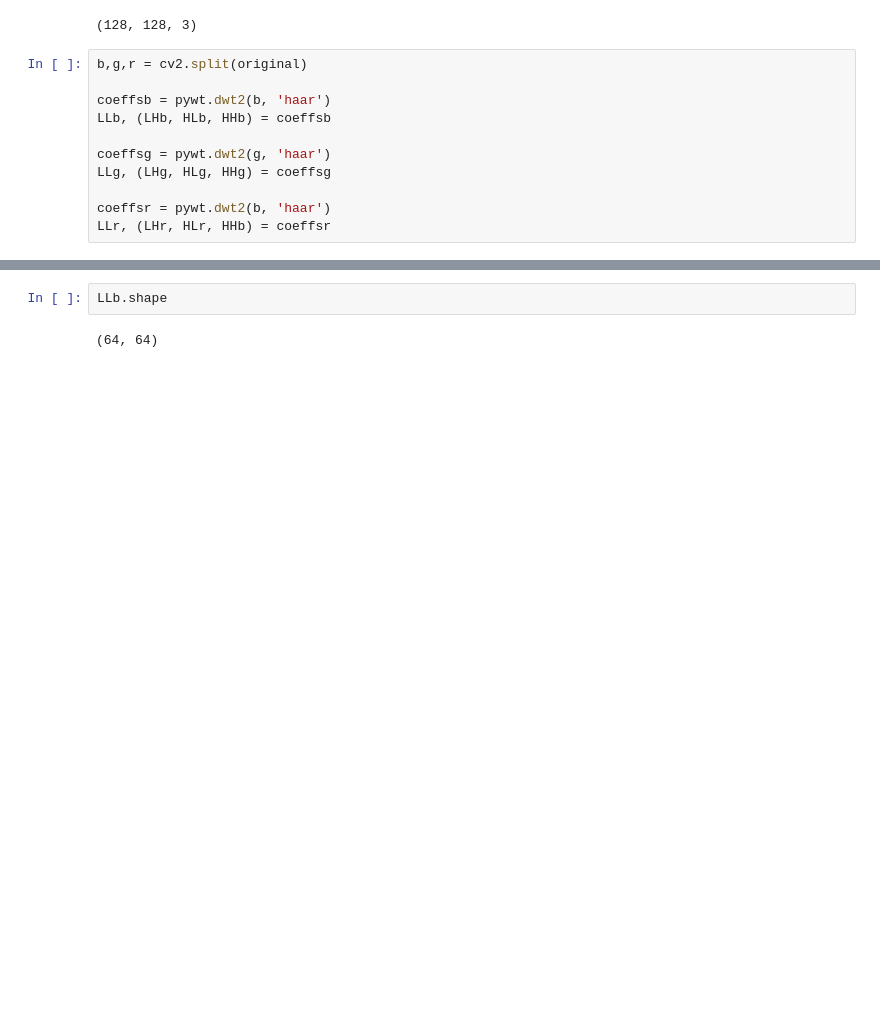
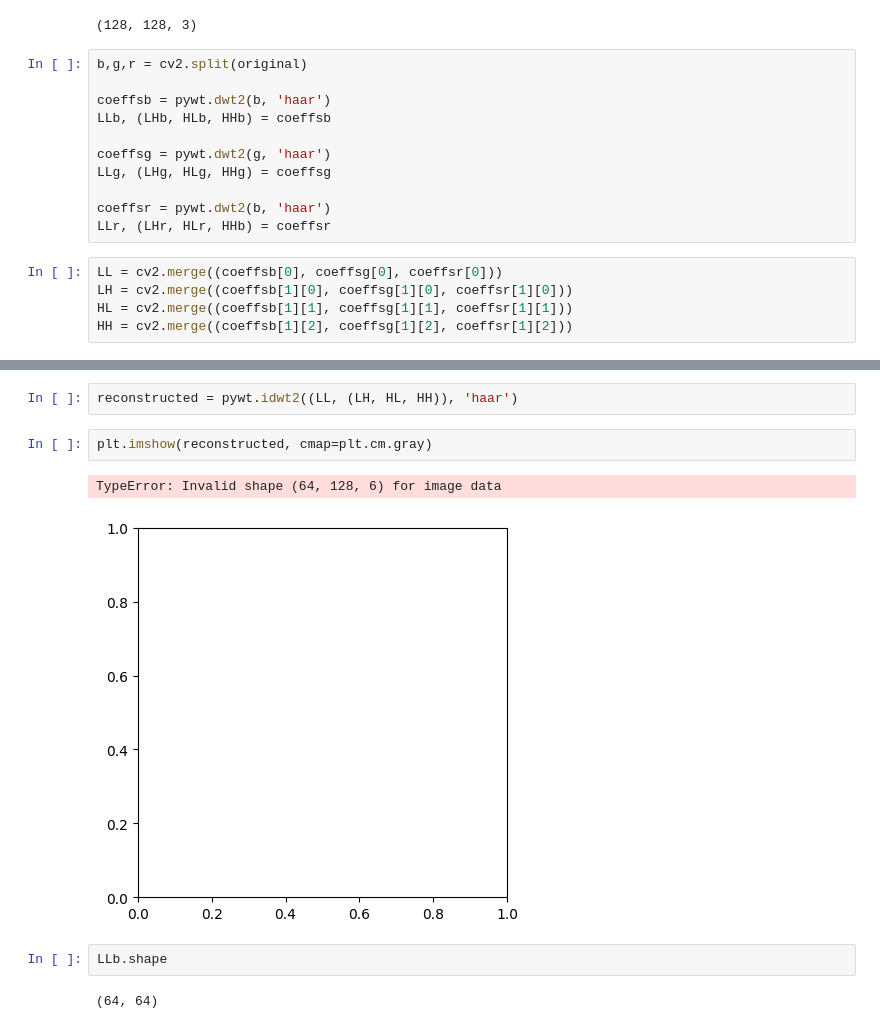
Before and after one commit to onusho/watermarking, a Jupyter notebook: ManashCode/experiment.ipynb, the cells around one changed output, grey strips where cells are left out. Cells and saved outputs as stored; diff of their text form; blank space fills up the shorter version.

```diff
--- a/ManashCode/experiment.ipynb
+++ b/ManashCode/experiment.ipynb
@@ -90,3 +90,8 @@ LLg, (LHg, HLg, HHg) = coeffsg
 
 coeffsr = pywt.dwt2(b, 'haar')
 LLr, (LHr, HLr, HHb) = coeffsr
+# %%
+LL = cv2.merge((coeffsb[0], coeffsg[0], coeffsr[0]))
+LH = cv2.merge((coeffsb[1][0], coeffsg[1][0], coeffsr[1][0]))
+HL = cv2.merge((coeffsb[1][1], coeffsg[1][1], coeffsr[1][1]))
+HH = cv2.merge((coeffsb[1][2], coeffsg[1][2], coeffsr[1][2]))
@@ -122,3 +177,10 @@ array([[ True,  True,  True, ...,  True,  True,  True],
+# %%
+reconstructed = pywt.idwt2((LL, (LH, HL, HH)), 'haar')
+# %%
+plt.imshow(reconstructed, cmap=plt.cm.gray)
+# %% [output]
+TypeError: Invalid shape (64, 128, 6) for image data
+[figure, added]
 # %%
 LLb.shape
 # %% [output]
```
Also changed, not shown: parts of 29 cells of this notebook, 1 other file.
